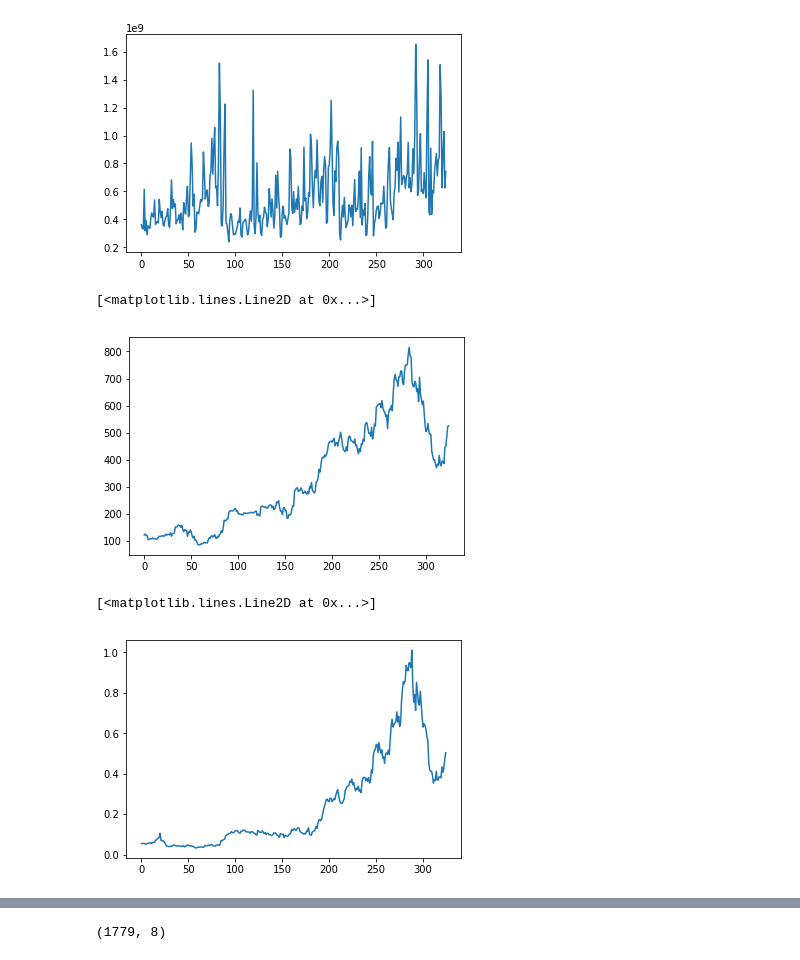
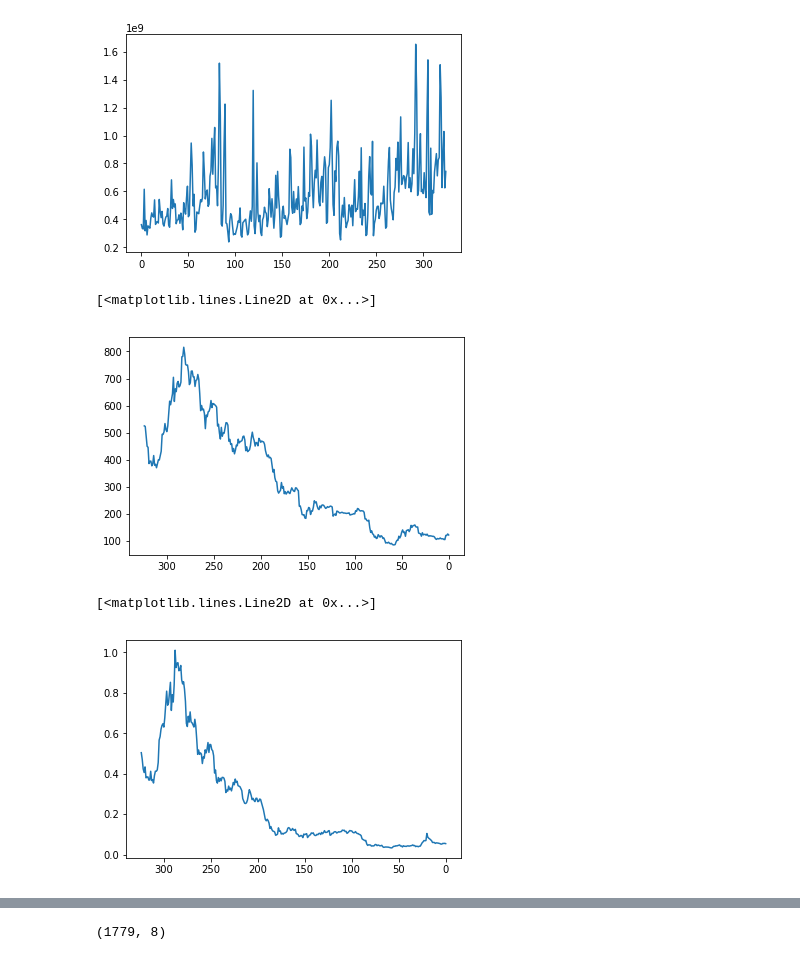
Before and after one commit to kevzha/CryptoAnalysis, a Jupyter notebook: Heatmaps_Graphing.ipynb, the cells around one changed output, grey strips where cells are left out. Saved outputs shown, nothing was run; the diff lists cells and outputs as text; code cells hidden in the pictures.

```diff
--- a/Heatmaps_Graphing.ipynb
+++ b/Heatmaps_Graphing.ipynb
@@ -88,15 +95,17 @@ plt.plot(BTC['Market Cap(USD)'].dropna())
 [<matplotlib.lines.Line2D at 0x...>]
 [figure]
 # %%
+plt.gca().invert_xaxis()
 plt.plot(ETH['Close(USD)'])
 # %% [output]
 [<matplotlib.lines.Line2D at 0x...>]
-[figure, old version]
+[figure, new version]
 # %%
+plt.gca().invert_xaxis()
 plt.plot(LRC['Close**'])
 # %% [output]
 [<matplotlib.lines.Line2D at 0x...>]
-[figure, old version]
+[figure, new version]
 # %%
 BTC.head()
 # %% [output]
```
Also changed, not shown: parts of 12 cells of this notebook.
